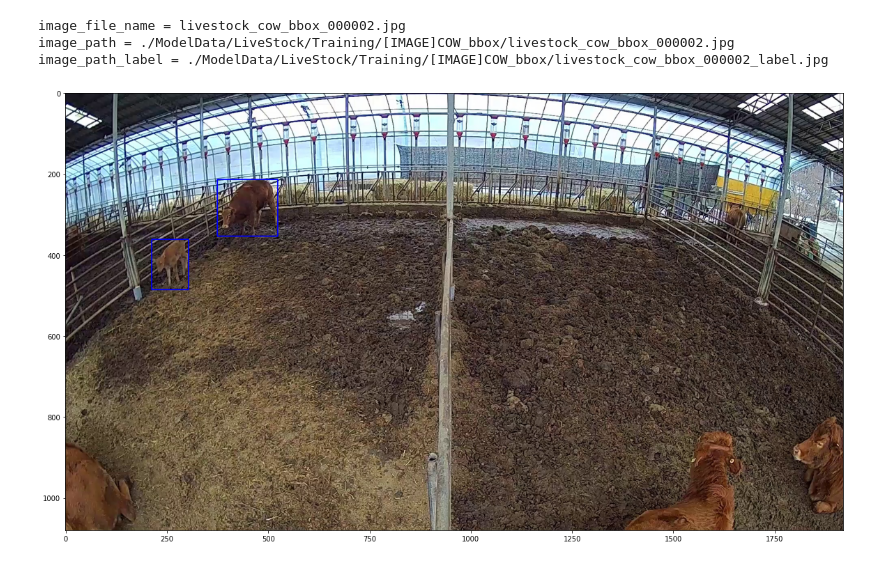
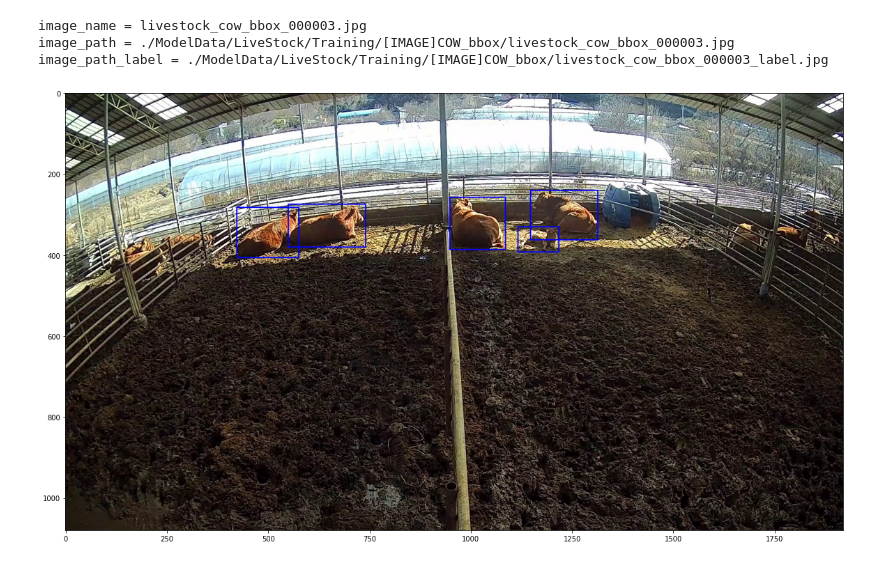
Before and after one commit to sunabove/YOLOv3, a Jupyter notebook: b200_라벨링_확인.ipynb, the cells around one changed output. Saved outputs shown, nothing was run; the diff lists cells and outputs as text; code cells hidden in the pictures.

```diff
--- a/b200_라벨링_확인.ipynb
+++ b/b200_라벨링_확인.ipynb
@@ -1,52 +1,46 @@
 # %%
 import json
 import cv2, cv2 as cv
 import matplotlib.pyplot as plt
 
-label_folder = './ModelData/LiveStock/Training/[LABEL]COW_bbox/'
-image_folder = './ModelData/LiveStock/Training/[IMAGE]COW_bbox/'
+liveStock = "COW"
+label_folder = f"./ModelData/LiveStock/Training/[LABEL]{liveStock}_bbox/"
+image_folder = f"./ModelData/LiveStock/Training/[IMAGE]{liveStock}_bbox/"
+image_label_folder = f"./ModelData/LiveStock/Training/[IMAGE]{liveStock}_bbox_label/"
 
-json_file_name = label_folder + 'livestock_cow_bbox_000002.json'
+json_file_name = label_folder + 'livestock_cow_bbox_000003.json'
 
 json_data = json.load( open( json_file_name, 'r') )
 
 label_info = json_data['label_info']
 
-image_file_name = label_info['image']['file_name'] # 이미지 파일명
+image_name = label_info['image']['file_name'] # 이미지 파일명
+image_width = label_info['image']['width'] # 이미지 넓이
+image_height = label_info['image']['height'] # 이미지 높이
 
-print( f"image_file_name = {image_file_name}")
+print( f"image_name = {image_name}")
 
-image_path = image_folder + image_file_name
+image_path = image_folder + image_name
 image = cv2.imread( image_path )
 
 annotations =  label_info['annotations']
 for annot in annotations:
     box = annot['bbox'] # 객체 1개의 bbox 위치 좌표
     cv2.rectangle(image, box[0:2], box[2:], (255,0,0), 2 )
 pass
 
 print( f"image_path = {image_path}" )
 
-# 라벨 이미지 저장
-# 라벨 이미지 파일명
 image_path_label = image_path.replace( ".jpg", "_label.jpg" )
 print( f"image_path_label = {image_path_label}" )
 cv2.imwrite( image_path_label, image )
 
-# 챠트 출력
-col_cnt = 1
-row_cnt = 1
-w = 20
-h = w
-fig, charts = plt.subplots( row_cnt, col_cnt, figsize=(w*col_cnt, h*row_cnt) )
-charts = charts.ravel() if row_cnt*col_cnt > 1 else [charts]
-chart_idx = 0
-
-chart = charts[ chart_idx ] ; chart_idx += 1
-chart.imshow( image[ :, :, ::-1 ] )
+w = 20 ; h = w
+plt.rcParams["figure.figsize"] = (w, h)
+plt.imshow( image[ :, :, ::-1 ] )
 plt.show()
 # %% [output]
-image_file_name = livestock_cow_bbox_000002.jpg
-image_path = ./ModelData/LiveStock/Training/[IMAGE]COW_bbox/livestock_cow_bbox_000002.jpg
-image_path_label = ./ModelData/LiveStock/Training/[IMAGE]COW_bbox/livestock_cow_bbox_000002_label.jpg
+image_name = livestock_cow_bbox_000003.jpg
+image_path = ./ModelData/LiveStock/Training/[IMAGE]COW_bbox/livestock_cow_bbox_000003.jpg
+image_path_label = ./ModelData/LiveStock/Training/[IMAGE]COW_bbox/livestock_cow_bbox_000003_label.jpg
-[figure, old version]
+[figure, new version]
```
